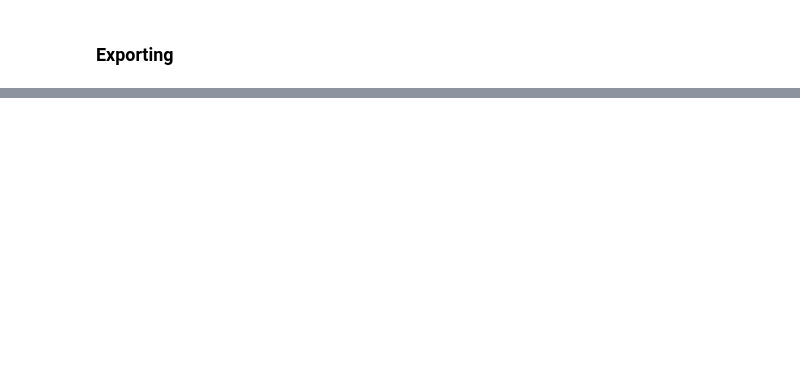
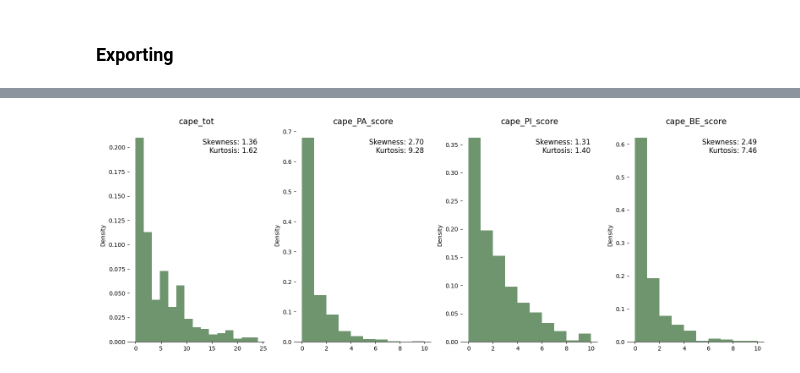
Before and after one commit to angeloodr/INPD-neuroimage-cape, a Jupyter notebook: code/organizing_dataset.ipynb, the cells around one changed output, grey strips where cells are left out. Cells and saved outputs as stored; diff of their text form; code cells hidden in the pictures; blank space fills up the shorter version.

```diff
--- a/code/organizing_dataset.ipynb
+++ b/code/organizing_dataset.ipynb
@@ -525,0 +545,62 @@ max             173.000000
+# %%
+# Definir a figura
+plt.figure(figsize=(16,6))
+
+data_frame = df_final_final
+
+# Plot 1 row x 4 columns (one plot per variable)
+for indexx, var in enumerate(['cape_tot', 'cape_PA_score', 'cape_PI_score', 'cape_BE_score']):
+    plt.subplot(1, 4, indexx+1)
+
+    # Obter os dados da variável atual, removendo NaNs
+    data = data_frame[var].dropna()
+
+    # Para variáveis contínuas, calcular a média e o desvio padrão
+    mean = np.mean(data)
+    std = np.std(data)
+
+    # Escolher número de bins e obter os limites de cada intervalo
+    # Plotar o histograma usando os bins calculados
+    if var == 'cape_tot':
+        plt.hist(data, bins=15, density=True, alpha=0.6, color="#0d4f0d", label='Histogram')
+    else:
+        plt.hist(data, bins=[0,1,2,3,4,5,6,7,8,9,10], density=True, alpha=0.6, color="#0d4f0d", label='Histogram')
+
+    plt.title(f'{var}', fontsize=14)
+
+    # Desenhar a curva normal aproximada para referência
+    # x = np.linspace(bins[0], bins[-1], 200)
+    # p = norm.pdf(x, mean, std)
+    # plt.plot(x, p, 'k', linewidth=1.5, alpha=0.9)
+
+    # Calcular skewness (assimetria) e kurtosis (curtose)
+    skewness = skew(data)
+    kurt = kurtosis(data)
+
+    # Adicionar os valores de skewness e kurtosis no plot
+    plt.text(0.95, 0.95, f'Skewness: {skewness:.2f}\nKurtosis: {kurt:.2f}',
+                transform=plt.gca().transAxes, fontsize=12, verticalalignment='top', horizontalalignment='right')
+
+    # Set x ticks to bin edges (or a subsample if too many)
+    # if len(bins) <= 20:
+    #     tick_locs = bins
+    # else:
+    #     step = max(1, len(bins)//15)
+    #     tick_locs = bins[::step]
+
+    # Format tick labels (remove trailing zeros)
+    # tick_labels = [f"{t:.2f}".rstrip('0').rstrip('.') for t in tick_locs]
+    # plt.xticks(tick_locs, tick_labels, rotation=45)
+
+    # Style adjustments
+    plt.gca().spines['left'].set_visible(False)
+    plt.gca().spines['right'].set_visible(False)
+    plt.gca().spines['top'].set_visible(False)
+    plt.gca().spines['bottom'].set_visible(True)
+    plt.ylabel('Density')
+
+# Ajustar o layout para evitar sobreposição
+plt.tight_layout(rect=[0, 0, 1, 0.97])  # Deixar espaço no topo para os títulos
+plt.show()
+# %% [output]
+[figure, added]
```
Also changed, not shown: parts of 6 cells of this notebook.
